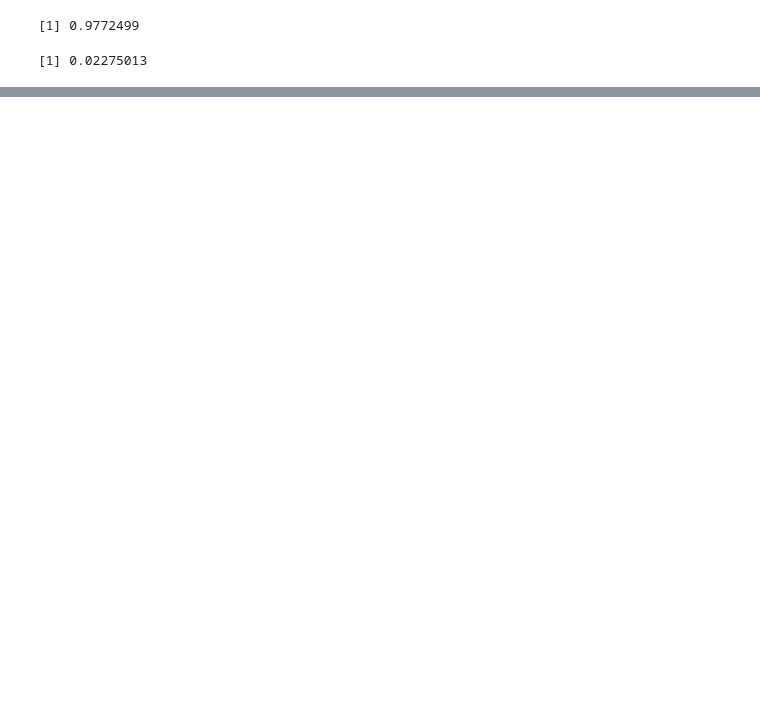
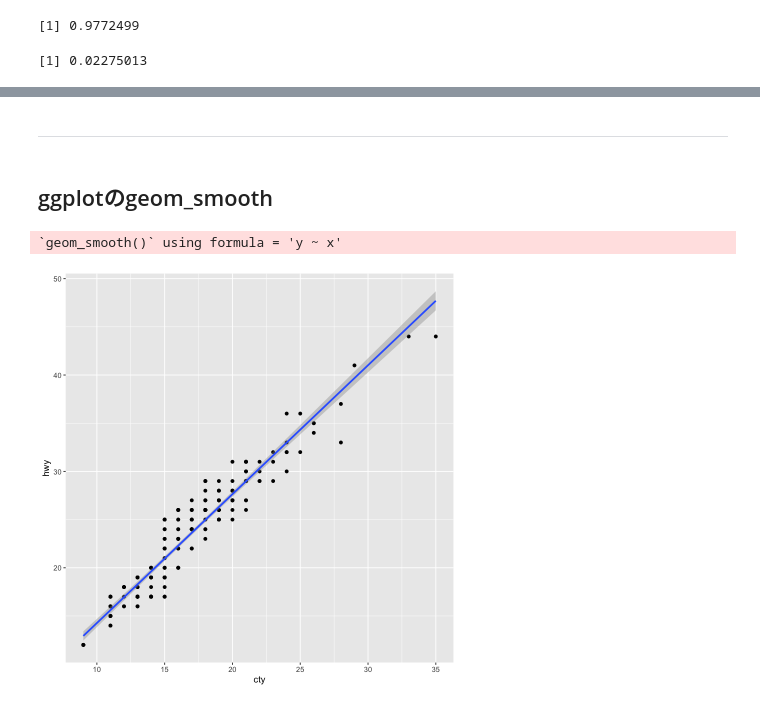
Before and after one commit to wang-zhijun/learn-statistics, a Jupyter notebook: learn-r.ipynb, the cells around one changed output, grey strips where cells are left out. Saved outputs shown, nothing was run; the diff lists cells and outputs as text; code cells hidden in the pictures; blank space fills up the shorter version.

Commit message:
ggplotのgeom_smooth

```diff
--- a/learn-r.ipynb
+++ b/learn-r.ipynb
@@ -632,0 +669,12 @@ pnorm(2,lower.tail=F) # Z値以上(2以上)の確率
+# %% [markdown]
+---
+# %% [markdown]
+## ggplotのgeom_smooth
+# %%
+library(ggplot2)
+ggplot(mpg, aes(x=cty, y=hwy)) +
+    geom_point() +
+    geom_smooth(method = "lm")
+# %% [output]
+`geom_smooth()` using formula = 'y ~ x'
+[figure, added]
```
Also changed, not shown: parts of 5 cells of this notebook.
